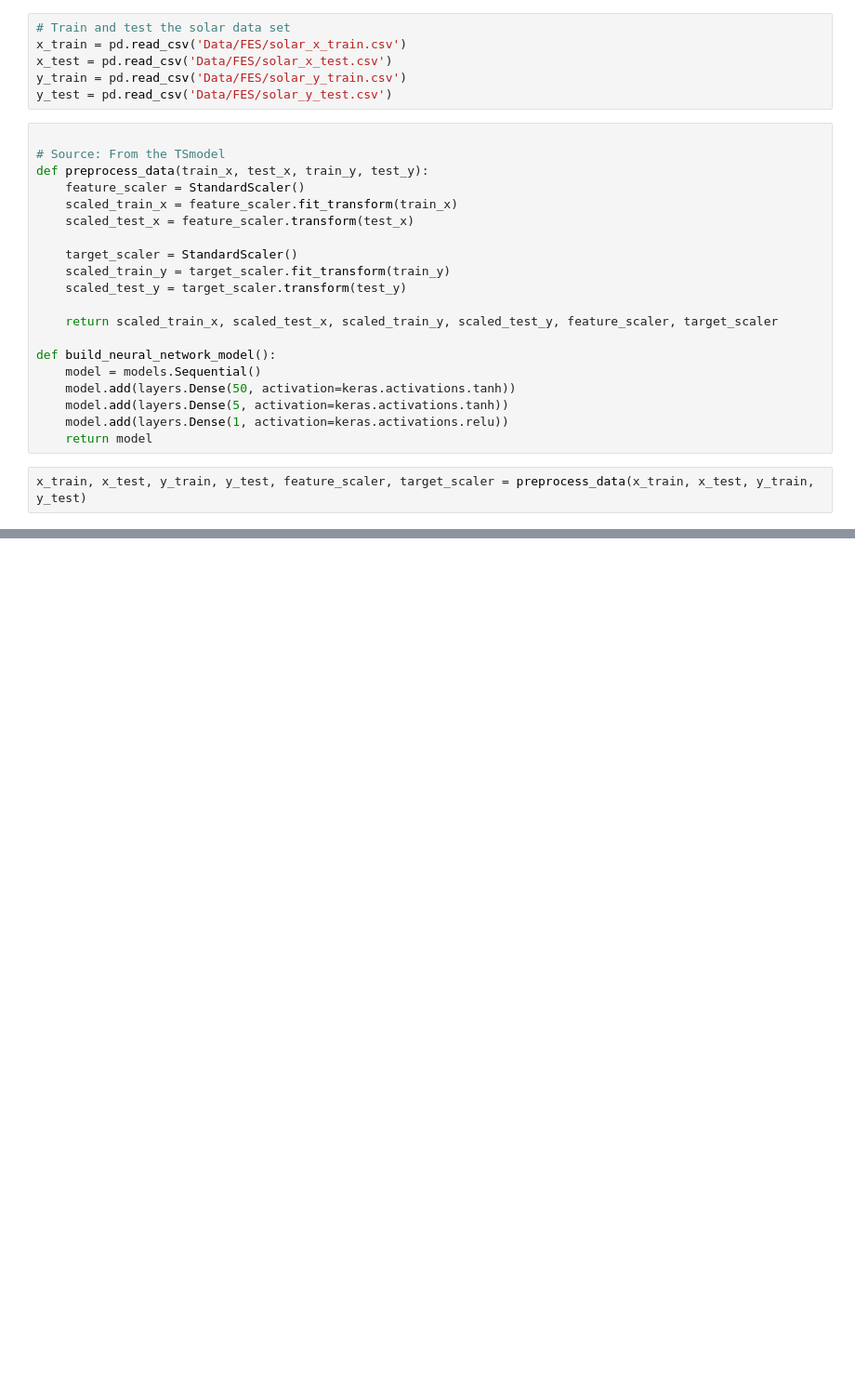
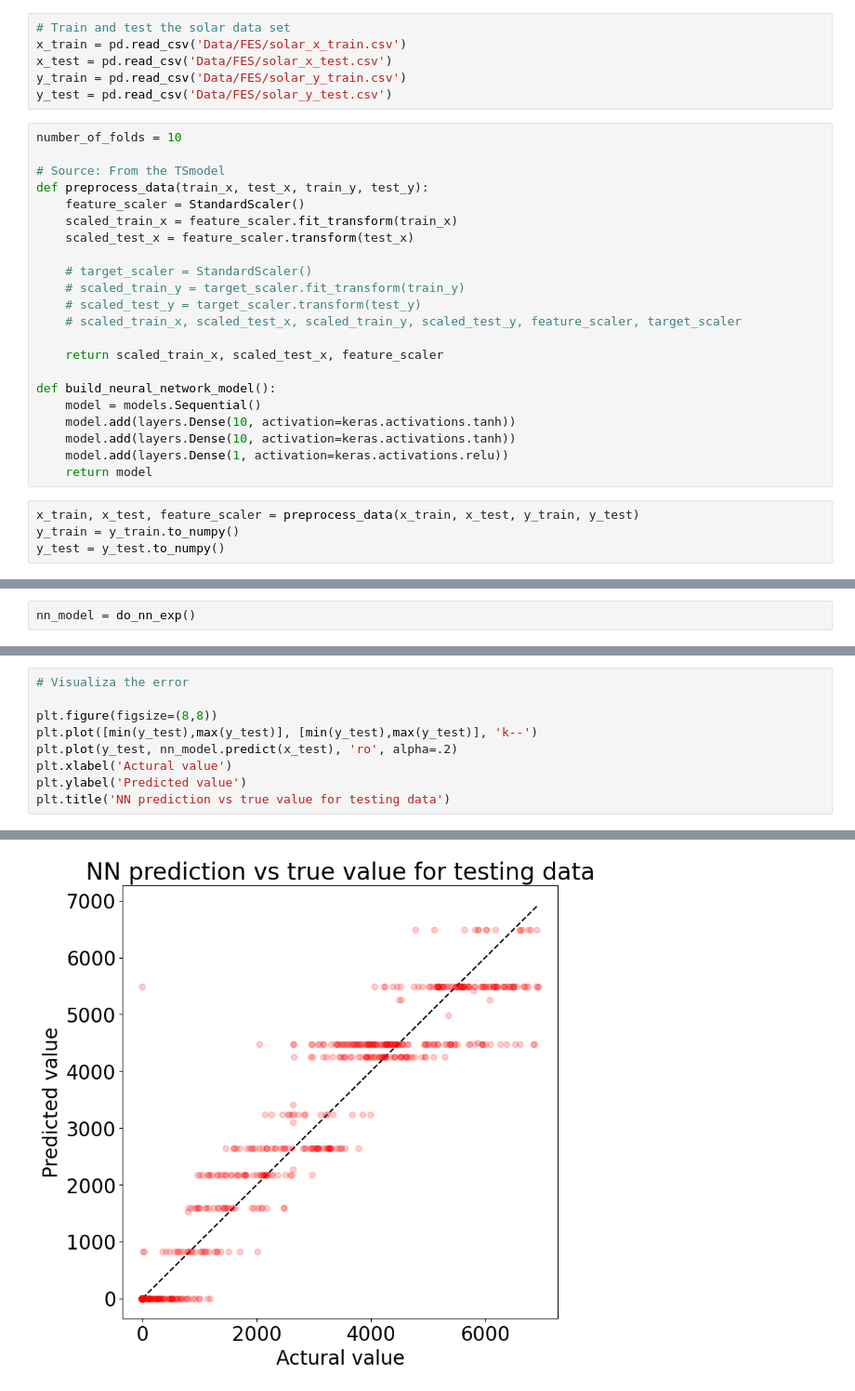
Before and after one commit to yfen3/WindSpeedApproximation, a Jupyter notebook: Exp22_solar_data_ts_nn_gpr.ipynb, the cells around one changed output, grey strips where cells are left out. Shown at 93% size. Cells and saved outputs as stored; diff of their text form; blank space fills up the shorter version.

```diff
--- a/Exp22_solar_data_ts_nn_gpr.ipynb
+++ b/Exp22_solar_data_ts_nn_gpr.ipynb
@@ -31,6 +53,7 @@ x_test = pd.read_csv('Data/FES/solar_x_test.csv')
 y_train = pd.read_csv('Data/FES/solar_y_train.csv')
 y_test = pd.read_csv('Data/FES/solar_y_test.csv')
 # %%
+number_of_folds = 10
 
 # Source: From the TSmodel
 def preprocess_data(train_x, test_x, train_y, test_y):
@@ -38,18 +61,21 @@ def preprocess_data(train_x, test_x, train_y, test_y):
     scaled_train_x = feature_scaler.fit_transform(train_x)
     scaled_test_x = feature_scaler.transform(test_x)
 
-    target_scaler = StandardScaler()
-    scaled_train_y = target_scaler.fit_transform(train_y)
-    scaled_test_y = target_scaler.transform(test_y)
+    # target_scaler = StandardScaler()
+    # scaled_train_y = target_scaler.fit_transform(train_y)
+    # scaled_test_y = target_scaler.transform(test_y)
+    # scaled_train_x, scaled_test_x, scaled_train_y, scaled_test_y, feature_scaler, target_scaler
 
-    return scaled_train_x, scaled_test_x, scaled_train_y, scaled_test_y, feature_scaler, target_scaler
+    return scaled_train_x, scaled_test_x, feature_scaler
 
 def build_neural_network_model():
     model = models.Sequential()
-    model.add(layers.Dense(50, activation=keras.activations.tanh))
-    model.add(layers.Dense(5, activation=keras.activations.tanh))
+    model.add(layers.Dense(10, activation=keras.activations.tanh))
+    model.add(layers.Dense(10, activation=keras.activations.tanh))
     model.add(layers.Dense(1, activation=keras.activations.relu))
     return model
 # %%
-x_train, x_test, y_train, y_test, feature_scaler, target_scaler = preprocess_data(x_train, x_test, y_train, y_test)
+x_train, x_test, feature_scaler = preprocess_data(x_train, x_test, y_train, y_test)
+y_train = y_train.to_numpy()
+y_test = y_test.to_numpy()
 # %%
@@ -94,0 +115,2 @@ neural_network_model.evaluate(x_test, y_test)
+# %%
+nn_model = do_nn_exp()
@@ -94,0 +154,10 @@ neural_network_model.evaluate(x_test, y_test)
+# %%
+# Visualiza the error
+
+plt.figure(figsize=(8,8))
+plt.plot([min(y_test),max(y_test)], [min(y_test),max(y_test)], 'k--')
+plt.plot(y_test, nn_model.predict(x_test), 'ro', alpha=.2)
+plt.xlabel('Actural value')
+plt.ylabel('Predicted value')
+plt.title('NN prediction vs true value for testing data')
+# %% [output]
@@ -94,0 +166 @@ neural_network_model.evaluate(x_test, y_test)
+[figure, added]
```
Also changed, not shown: parts of 17 cells of this notebook, 7 other files.
